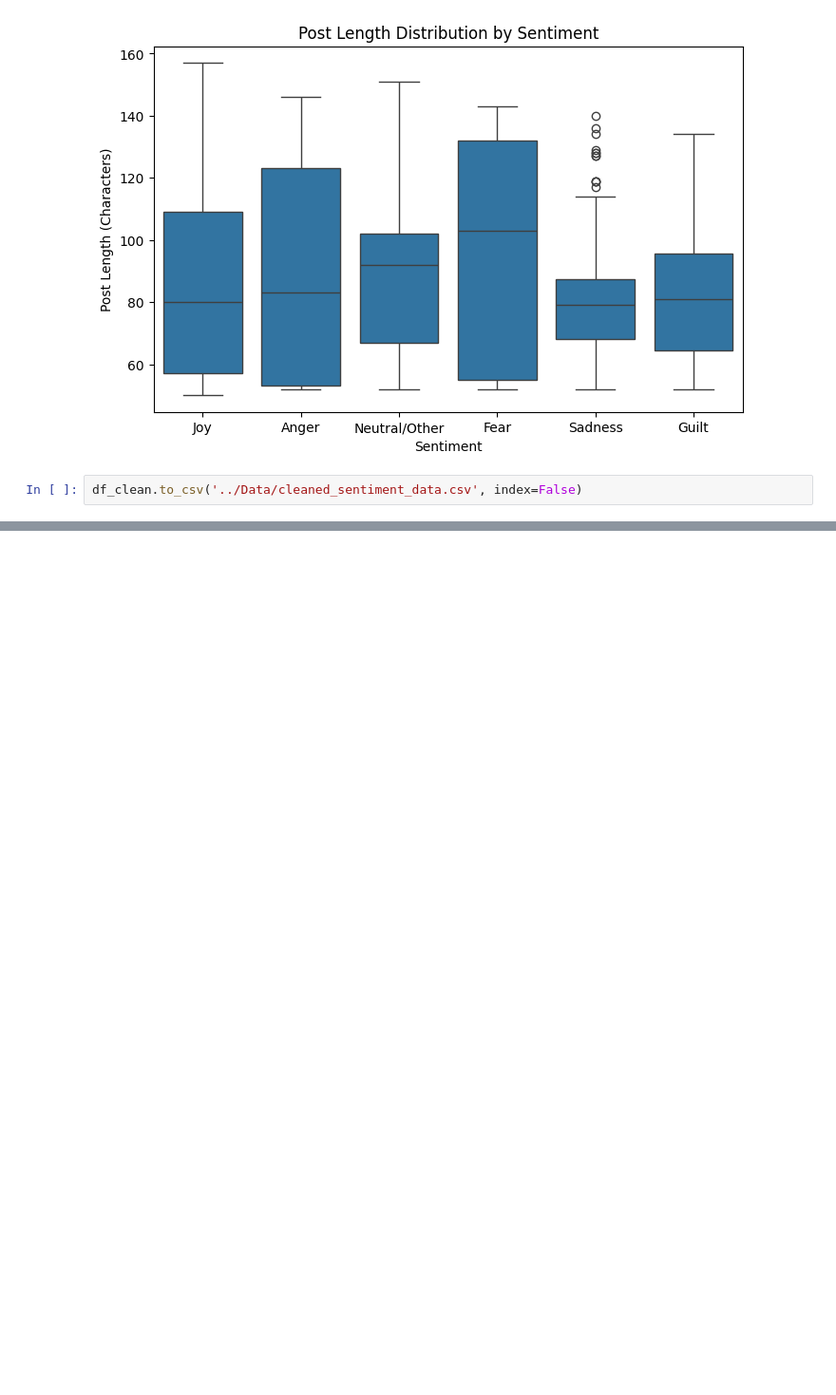
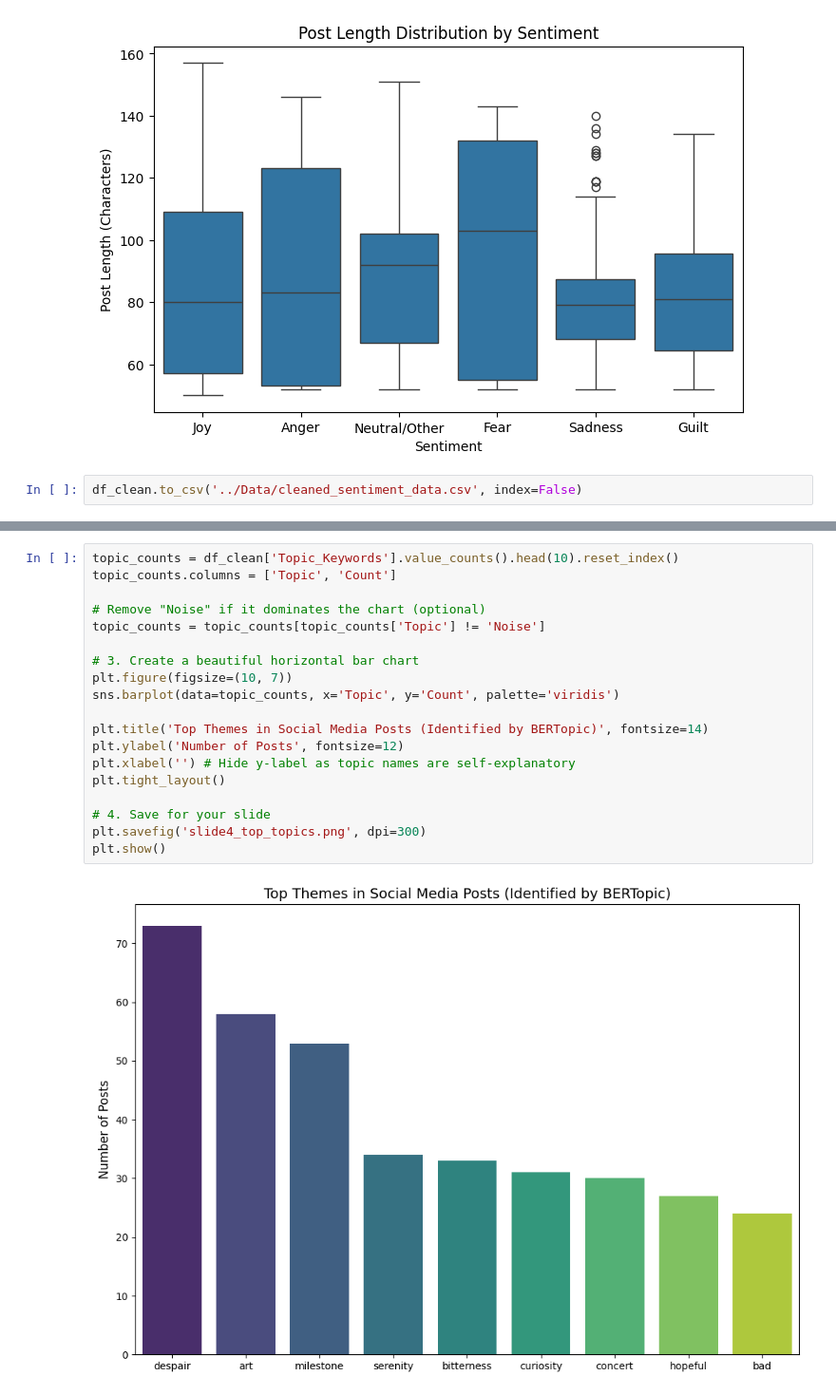
Before and after one commit to yaasamiiiin/Sentiment_Analysis_NYUDSFall2025, a Jupyter notebook: notebooks/01-data-eda-yasamin.ipynb, the cells around one changed output, grey strips where cells are left out. Shown at 95% size. Saved outputs shown, nothing was run; the diff lists cells and outputs as text; blank space fills up the shorter version.

```diff
--- a/notebooks/01-data-eda-yasamin.ipynb
+++ b/notebooks/01-data-eda-yasamin.ipynb
@@ -372,0 +543,21 @@ df_clean.to_csv('../Data/cleaned_sentiment_data.csv', index=False)
+# %%
+topic_counts = df_clean['Topic_Keywords'].value_counts().head(10).reset_index()
+topic_counts.columns = ['Topic', 'Count']
+
+# Remove "Noise" if it dominates the chart (optional)
+topic_counts = topic_counts[topic_counts['Topic'] != 'Noise']
+
+# 3. Create a beautiful horizontal bar chart
+plt.figure(figsize=(10, 7))
+sns.barplot(data=topic_counts, x='Topic', y='Count', palette='viridis')
+
+plt.title('Top Themes in Social Media Posts (Identified by BERTopic)', fontsize=14)
+plt.ylabel('Number of Posts', fontsize=12)
+plt.xlabel('') # Hide y-label as topic names are self-explanatory
+plt.tight_layout()
+
+# 4. Save for your slide
+plt.savefig('slide4_top_topics.png', dpi=300)
+plt.show()
+# %% [output]
+[figure, added]
```
Also changed, not shown: parts of 31 cells of this notebook, 4 other files.
